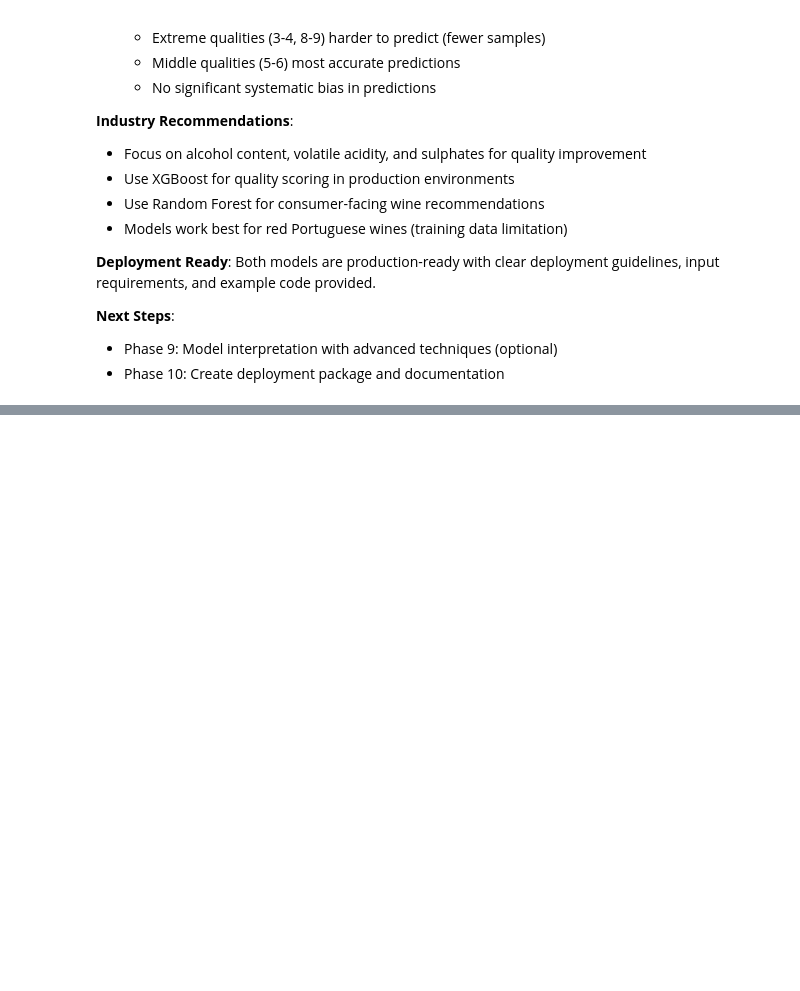
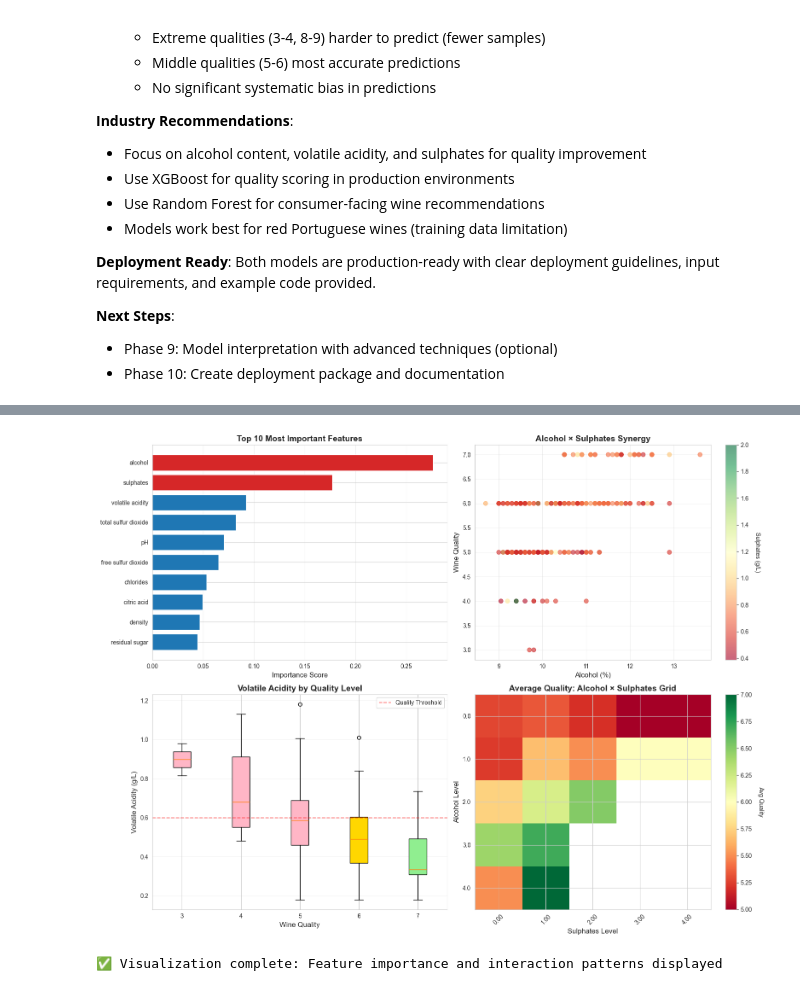
Before and after one commit to johnpospisil/wine-quality, a Jupyter notebook: wine-quality.ipynb, the cells around one changed output, grey strips where cells are left out. Drawn from its saved outputs; the diff is of its cells as text; code cells hidden in the pictures; blank space fills up the shorter version.

```diff
--- a/wine-quality.ipynb
+++ b/wine-quality.ipynb
@@ -4905,0 +5224,75 @@ PRODUCTION DEPLOYMENT GUIDE
+# %%
+# Visualize Feature Importance with Practical Context
+fig, axes = plt.subplots(2, 2, figsize=(16, 12))
+
+# 1. Feature Importance Bar Chart
+ax1 = axes[0, 0]
+top_10_features = xgb_importance.head(10)
+colors = ['#d62728' if x > 0.1 else '#1f77b4' for x in top_10_features['Importance']]
+ax1.barh(range(len(top_10_features)), top_10_features['Importance'], color=colors)
+ax1.set_yticks(range(len(top_10_features)))
+ax1.set_yticklabels(top_10_features['Feature'])
+ax1.set_xlabel('Importance Score', fontsize=12)
+ax1.set_title('Top 10 Most Important Features', fontsize=14, fontweight='bold')
+ax1.invert_yaxis()
+ax1.grid(axis='x', alpha=0.3)
+
+# 2. Alcohol vs Quality with Sulphates
+ax2 = axes[0, 1]
+scatter = ax2.scatter(prediction_analysis['alcohol'],
+                     prediction_analysis['Actual_Quality'],
+                     c=prediction_analysis['sulphates'],
+                     cmap='RdYlGn',
+                     alpha=0.6,
+                     s=50)
+ax2.set_xlabel('Alcohol (%)', fontsize=12)
+ax2.set_ylabel('Wine Quality', fontsize=12)
+ax2.set_title('Alcohol × Sulphates Synergy', fontsize=14, fontweight='bold')
+ax2.grid(alpha=0.3)
+cbar = plt.colorbar(scatter, ax=ax2)
+cbar.set_label('Sulphates (g/L)', rotation=270, labelpad=20)
+
+# 3. Volatile Acidity Distribution by Quality
+ax3 = axes[1, 0]
+quality_groups = prediction_analysis.groupby('Actual_Quality')['volatile acidity'].apply(list)
+positions = sorted(prediction_analysis['Actual_Quality'].unique())
+data_to_plot = [quality_groups[q] for q in positions]
+bp = ax3.boxplot(data_to_plot, positions=positions, widths=0.3, patch_artist=True)
+for patch, pos in zip(bp['boxes'], positions):
+    if pos >= 7:
+        patch.set_facecolor('#90EE90')
+    elif pos <= 5:
+        patch.set_facecolor('#FFB6C6')
+    else:
+        patch.set_facecolor('#FFD700')
+ax3.set_xlabel('Wine Quality', fontsize=12)
+ax3.set_ylabel('Volatile Acidity (g/L)', fontsize=12)
+ax3.set_title('Volatile Acidity by Quality Level', fontsize=14, fontweight='bold')
+ax3.grid(axis='y', alpha=0.3)
+ax3.axhline(y=0.6, color='red', linestyle='--', alpha=0.5, label='Quality Threshold')
+ax3.legend()
+
+# 4. Prediction Confidence Heatmap
+ax4 = axes[1, 1]
+# Create bins for alcohol and sulphates
+alcohol_bins = pd.cut(prediction_analysis['alcohol'], bins=5)
+sulphates_bins = pd.cut(prediction_analysis['sulphates'], bins=5)
+confidence_grid = prediction_analysis.groupby([alcohol_bins, sulphates_bins])['Actual_Quality'].mean().unstack()
+im = ax4.imshow(confidence_grid.values, cmap='RdYlGn', aspect='auto', vmin=5, vmax=7)
+ax4.set_xlabel('Sulphates Level', fontsize=12)
+ax4.set_ylabel('Alcohol Level', fontsize=12)
+ax4.set_title('Average Quality: Alcohol × Sulphates Grid', fontsize=14, fontweight='bold')
+ax4.set_xticks(range(len(confidence_grid.columns)))
+ax4.set_yticks(range(len(confidence_grid.index)))
+ax4.set_xticklabels([f"{i:.2f}" for i in range(len(confidence_grid.columns))], rotation=45)
+ax4.set_yticklabels([f"{i:.1f}" for i in range(len(confidence_grid.index))])
+cbar2 = plt.colorbar(im, ax=ax4)
+cbar2.set_label('Avg Quality', rotation=270, labelpad=20)
+
+plt.tight_layout()
+plt.show()
+
+print("\n✅ Visualization complete: Feature importance and interaction patterns displayed")
+# %% [output]
+[figure, added]
+✅ Visualization complete: Feature importance and interaction patterns displayed
```
Also changed, not shown: parts of 6 cells of this notebook, 1 other file.
